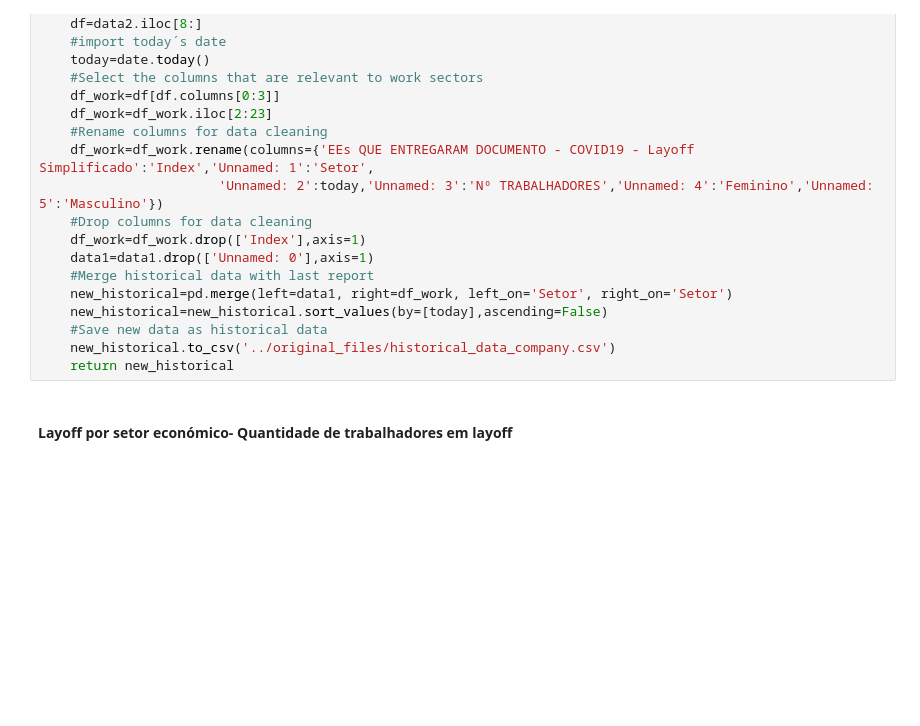
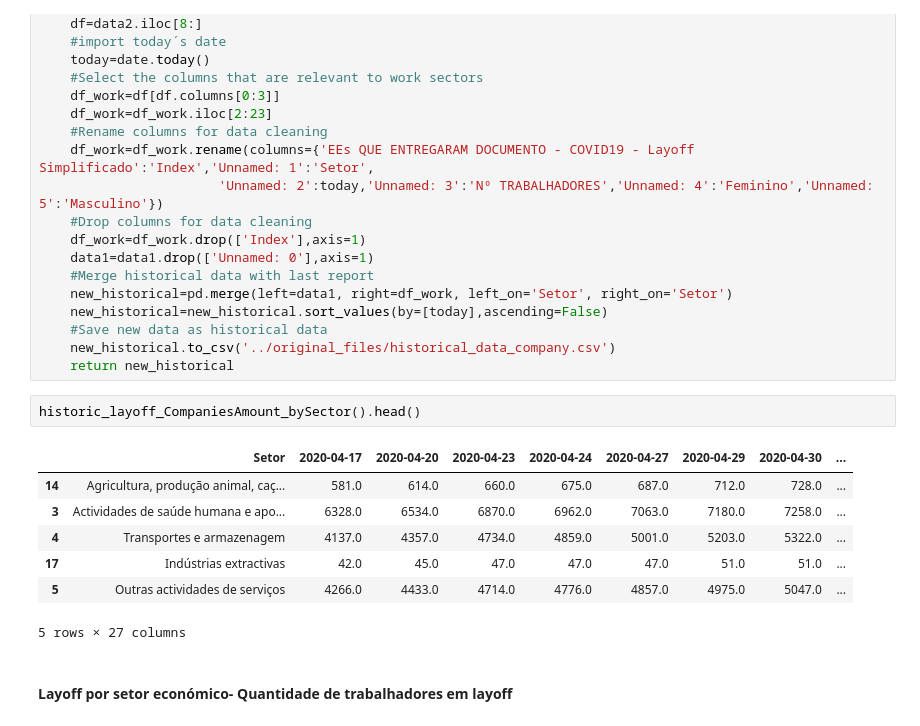
Before and after one commit to dssg-pt/dados-MTSSS, a Jupyter notebook: notebooks/data_cleaning.ipynb, the cells around one changed output. Saved outputs shown, nothing was run; the diff lists cells and outputs as text; blank space fills up the shorter version.

```diff
--- a/notebooks/data_cleaning.ipynb
+++ b/notebooks/data_cleaning.ipynb
@@ -131,6 +131,16 @@ def historic_layoff_CompaniesAmount_bySector():
     #Save new data as historical data
     new_historical.to_csv('../original_files/historical_data_company.csv')
     return new_historical
+# %%
+historic_layoff_CompaniesAmount_bySector().head()
+# %% [output]
+|  | Setor | 2020-04-17 | 2020-04-20 | 2020-04-23 | 2020-04-24 | 2020-04-27 | 2020-04-29 | 2020-04-30 | ... |
+| 14 | Agricultura, produção animal, caç... | 581.0 | 614.0 | 660.0 | 675.0 | 687.0 | 712.0 | 728.0 | ... |
+| 3 | Actividades de saúde humana e apo... | 6328.0 | 6534.0 | 6870.0 | 6962.0 | 7063.0 | 7180.0 | 7258.0 | ... |
+| 4 | Transportes e armazenagem | 4137.0 | 4357.0 | 4734.0 | 4859.0 | 5001.0 | 5203.0 | 5322.0 | ... |
+| 17 | Indústrias extractivas | 42.0 | 45.0 | 47.0 | 47.0 | 47.0 | 51.0 | 51.0 | ... |
+| 5 | Outras actividades de serviços | 4266.0 | 4433.0 | 4714.0 | 4776.0 | 4857.0 | 4975.0 | 5047.0 | ... |
+5 rows × 27 columns
 # %% [markdown]
 #### Layoff por setor económico- Quantidade de trabalhadores em layoff
 # %%
```
Also changed, not shown: parts of 11 cells of this notebook, 2 other files.
